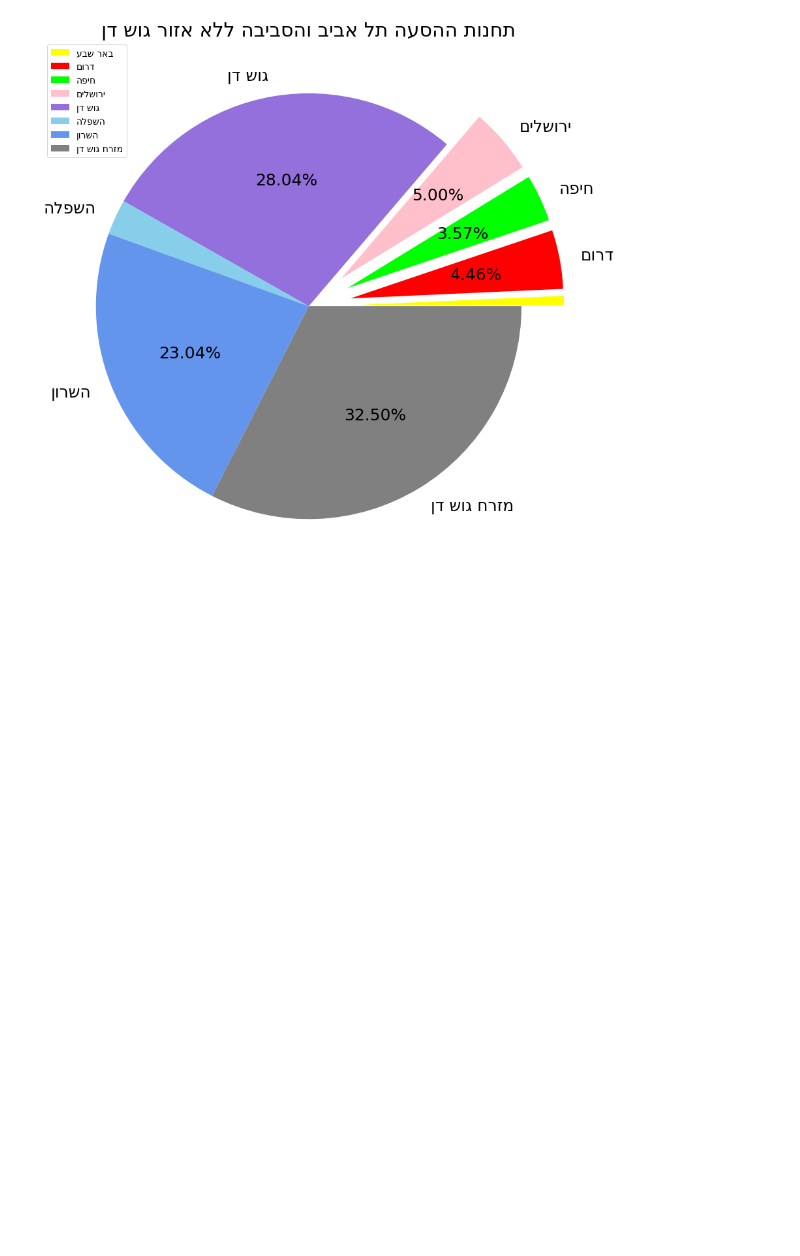
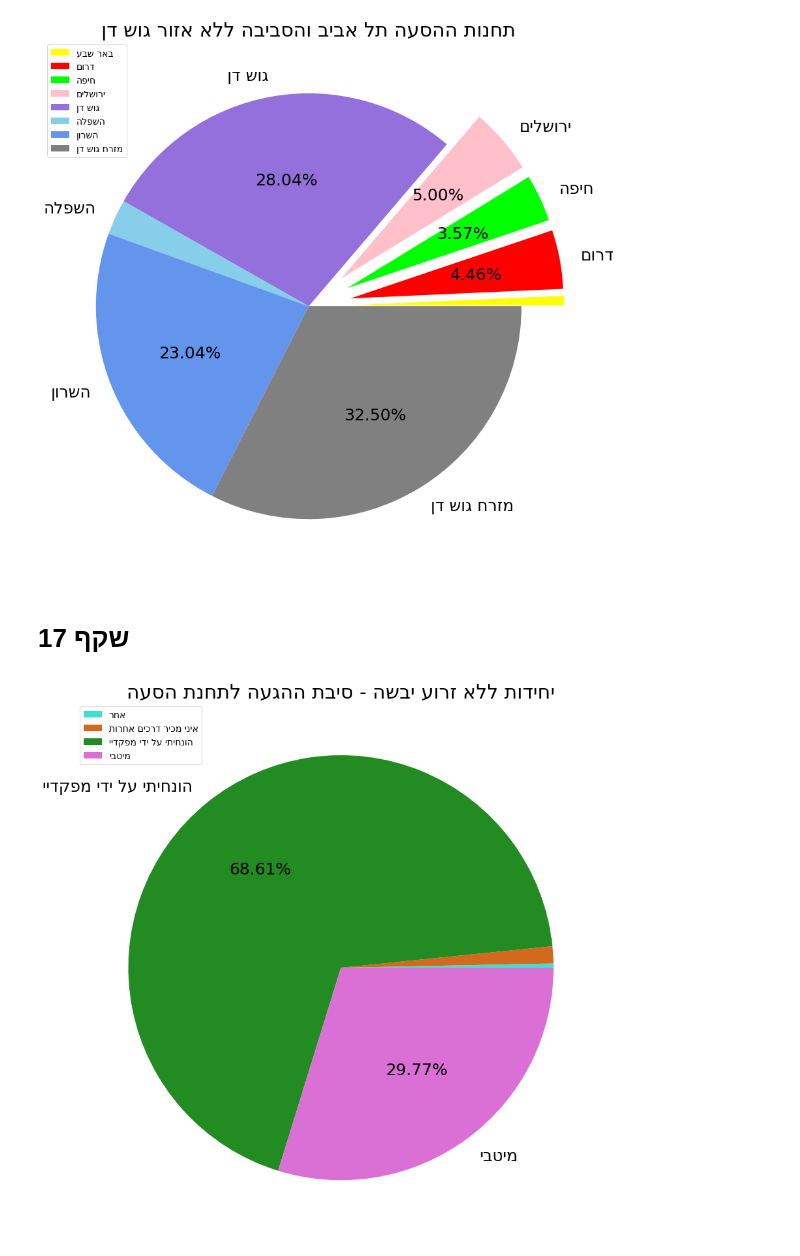
Before and after one commit to rabi320/Data-Analysis-IDF-Transportation, a Jupyter notebook: 261221.ipynb, the cells around one changed output. Saved outputs shown, nothing was run; the diff lists cells and outputs as text; code cells hidden in the pictures; blank space fills up the shorter version.

```diff
--- a/261221.ipynb
+++ b/261221.ipynb
@@ -101,3 +101,24 @@ plt.legend(labels,loc = 'upper left',fontsize = 14)
 plt.show()
 # %% [output]
 [figure]
+# %% [markdown]
+# שקף 17
+# %%
+df = all_data[(all_data[all_data.columns[5]].isin(henionim_telaviv))&(~all_data[all_data.columns[53]].isin(['ז"י']))][all_data.columns[55]].value_counts().sort_index()
+labels = df.index
+sizes = df.values
+
+labels= [label[::-1] for label in labels]
+label_dict = dict(zip(labels,np.array(sizes)/sum(sizes)))
+
+colors = dict(zip(labels,my_colors[-4:]))
+plt.figure(figsize  = (15,15))
+plt.pie(sizes, labels=[label if label_dict[label]>0.015  else "" for label in labels],colors = [colors[p] for p in labels],autopct=lambda p: '{:.2f}%'.format(round(p,2)) if p > 1.5 else '',textprops={'fontsize': 25})
+title_text = 'יחידות ללא זרוע יבשה - סיבת ההגעה לתחנת הסעה'
+plt.title(title_text[::-1], size=  30)
+#plt.xticks(rotation = 90,size = 16)
+plt.yticks(size = 14)
+plt.legend(labels,loc = 'upper left',fontsize = 14)
+plt.show()
+# %% [output]
+[figure, added]
```
Also changed, not shown: parts of 2 cells of this notebook.
